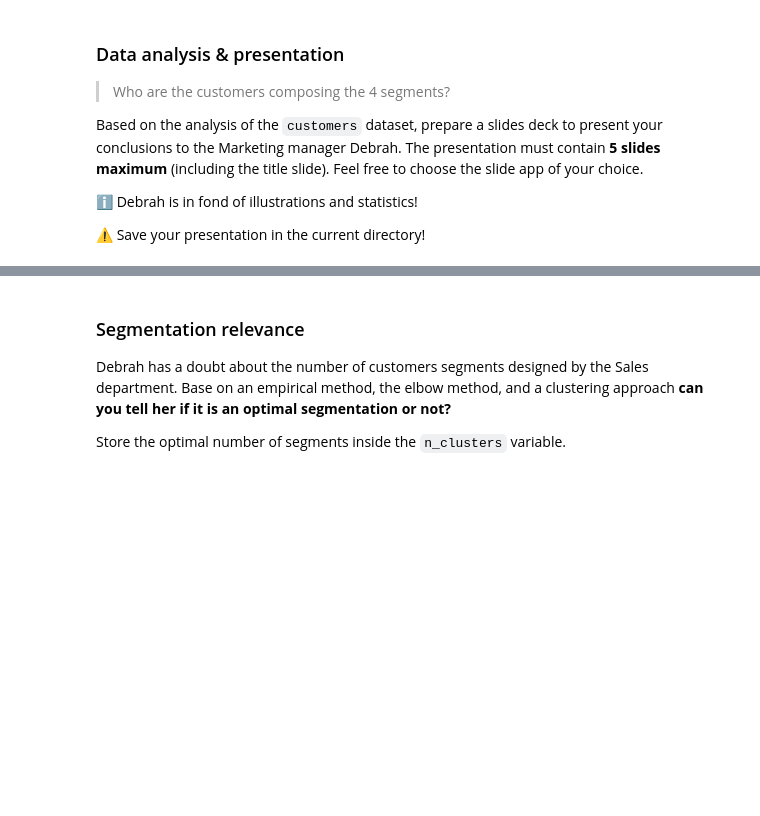
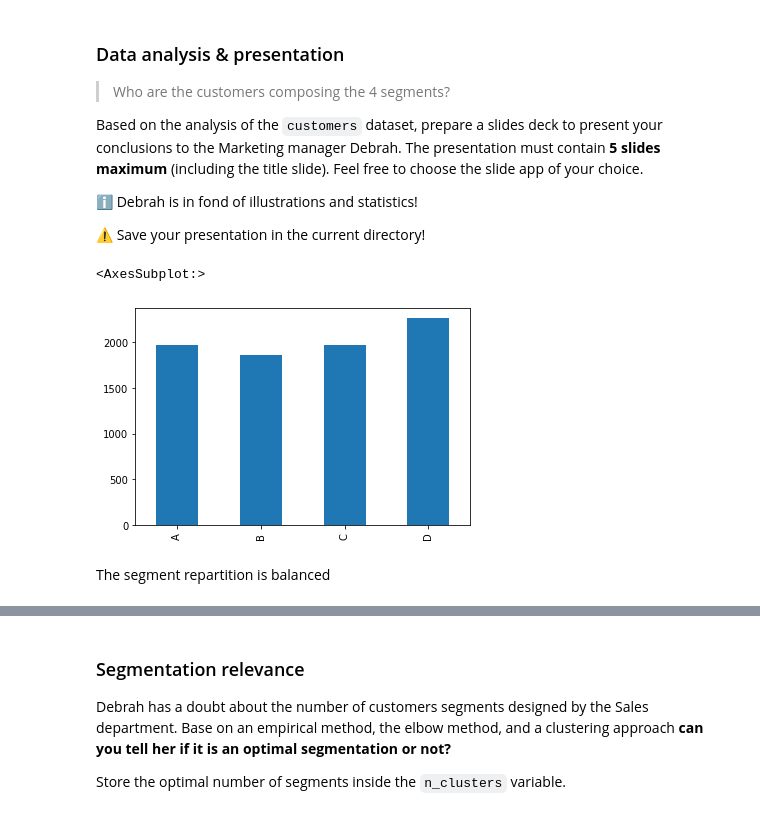
Before and after one commit to elanhermi/data-certification-exam, a Jupyter notebook: decision_science/customers_segmentation_exam.ipynb, the cells around one changed output, grey strips where cells are left out. Saved outputs shown, nothing was run; the diff lists cells and outputs as text; code cells hidden in the pictures; blank space fills up the shorter version.

```diff
--- a/decision_science/customers_segmentation_exam.ipynb
+++ b/decision_science/customers_segmentation_exam.ipynb
@@ -131,3 +131,10 @@ Based on the analysis of the `customers` dataset, prepare a slides deck to prese
 ⚠️ Save your presentation in the current directory!
 # %%
 # Start your data analysis!
+segments = pd.Series(customers.Segmentation.value_counts()).sort_index()
+segments.plot(kind='bar')
+# %% [output]
+<AxesSubplot:>
+[figure, added]
+# %% [markdown]
+The segment repartition is balanced
```
Also changed, not shown: parts of 28 cells of this notebook.
